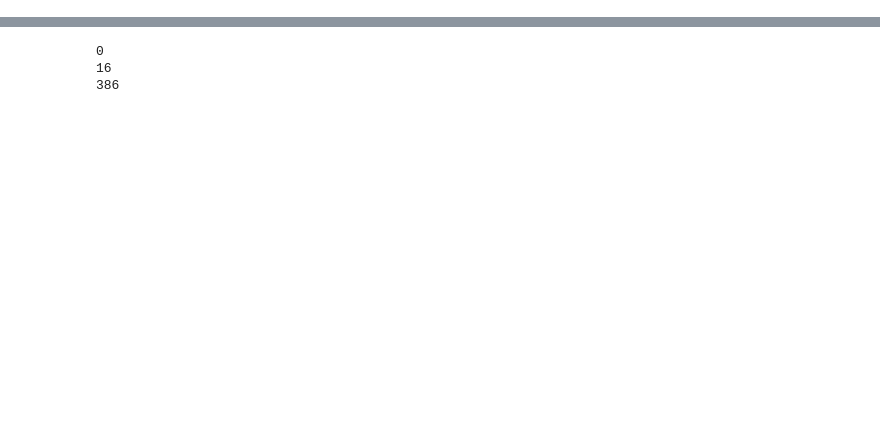
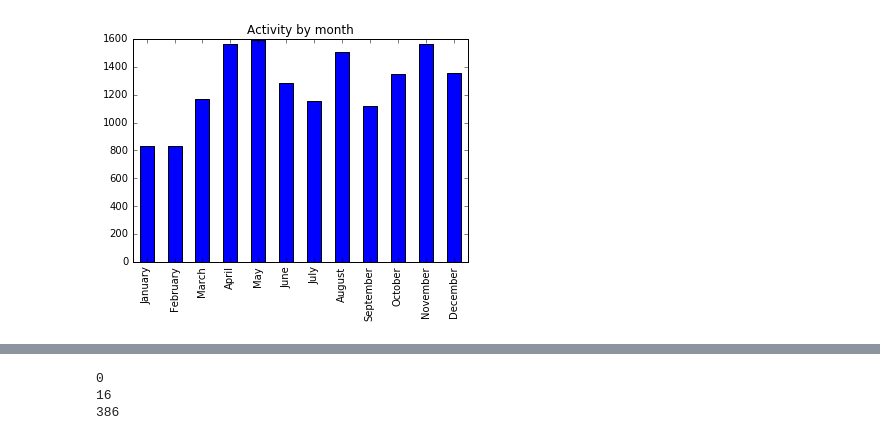
Before and after one commit to jrovegno/delicious_plot, a Jupyter notebook: Data_Analysis.ipynb, the cells around one changed output, grey strips where cells are left out. Saved outputs shown, nothing was run; the diff lists cells and outputs as text; code cells hidden in the pictures; blank space fills up the shorter version.

```diff
--- a/Data_Analysis.ipynb
+++ b/Data_Analysis.ipynb
@@ -101 +47,9 @@ df.title.groupby(pd.TimeGrouper("A")).count().plot(title="Annually activity")
+# %%
+# Activity by month plot
+df.href.groupby(df.index.month).count().plot(kind="bar", title="Activity by month")
+months = [pd.datetime(2000, i, 1).strftime('%B') for i in range(1,13)]
+plt.xticks(range(0,12), months)
+plt.show()
+# %% [output]
+[figure, added]
 # %%
```
Also changed, not shown: parts of 17 cells of this notebook.
